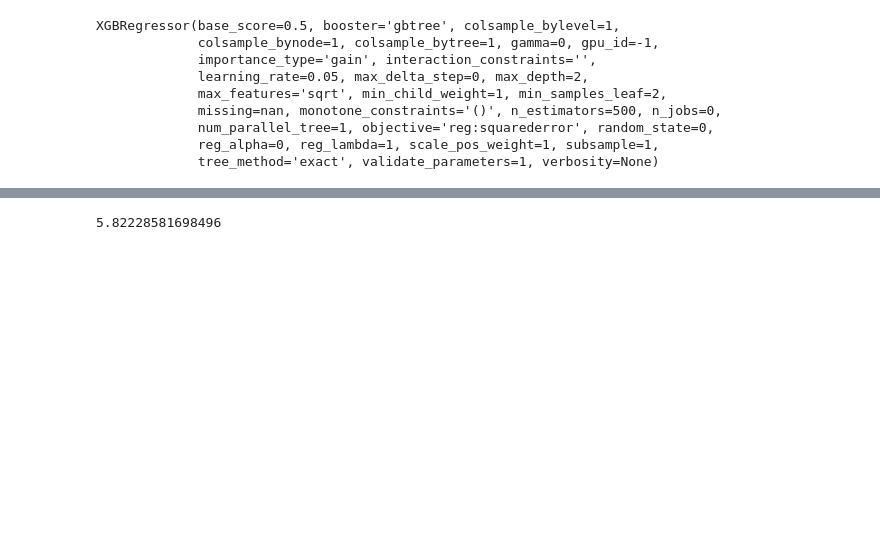
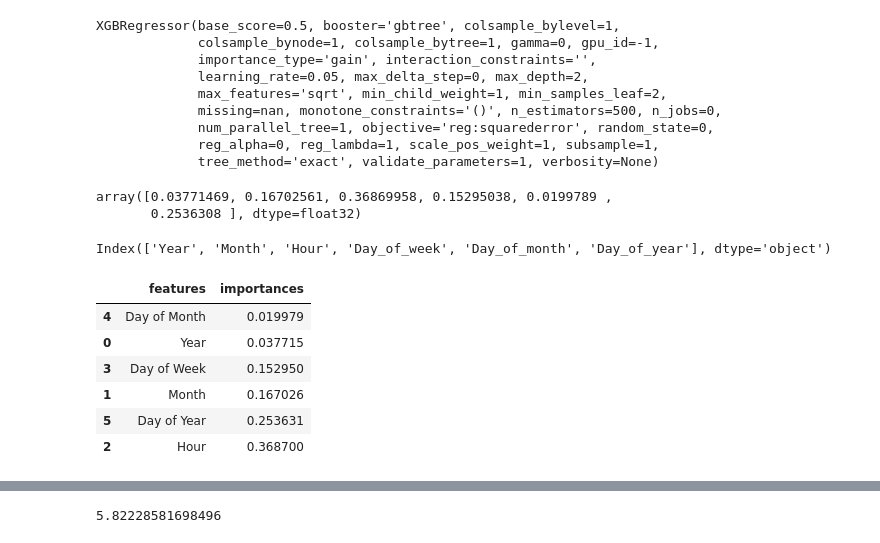
Before and after one commit to ryan-blauwaert/energy_forecasting, a Jupyter notebook: notebooks/XGBoost_model.ipynb, the cells around one changed output, grey strips where cells are left out. Saved outputs shown, nothing was run; the diff lists cells and outputs as text; code cells hidden in the pictures; blank space fills up the shorter version.

```diff
--- a/notebooks/XGBoost_model.ipynb
+++ b/notebooks/XGBoost_model.ipynb
@@ -351,3 +351,12 @@ XGBRegressor(base_score=0.5, booster='gbtree', colsample_bylevel=1,
              num_parallel_tree=1, objective='reg:squarederror', random_state=0,
              reg_alpha=0, reg_lambda=1, scale_pos_weight=1, subsample=1,
              tree_method='exact', validate_parameters=1, verbosity=None)
+# %%
+best_gridsearch.feature_importances_
+# %% [output]
+array([0.03771469, 0.16702561, 0.36869958, 0.15295038, 0.0199789 ,
+       0.2536308 ], dtype=float32)
+# %%
+X_train.columns
+# %% [output]
+Index(['Year', 'Month', 'Hour', 'Day_of_week', 'Day_of_month', 'Day_of_year'], dtype='object')
@@ -353,0 +365,12 @@ XGBRegressor(base_score=0.5, booster='gbtree', colsample_bylevel=1,
+# %%
+imp_df = pd.DataFrame({'features': Features, 'importances':best_gridsearch.feature_importances_})
+imp_df.sort_values('importances', inplace=True)
+imp_df
+# %% [output]
+|  | features | importances |
+| 4 | Day of Month | 0.019979 |
+| 0 | Year | 0.037715 |
+| 3 | Day of Week | 0.152950 |
+| 1 | Month | 0.167026 |
+| 5 | Day of Year | 0.253631 |
+| 2 | Hour | 0.368700 |
```
Also changed, not shown: parts of 2 cells of this notebook, 2 other files.
